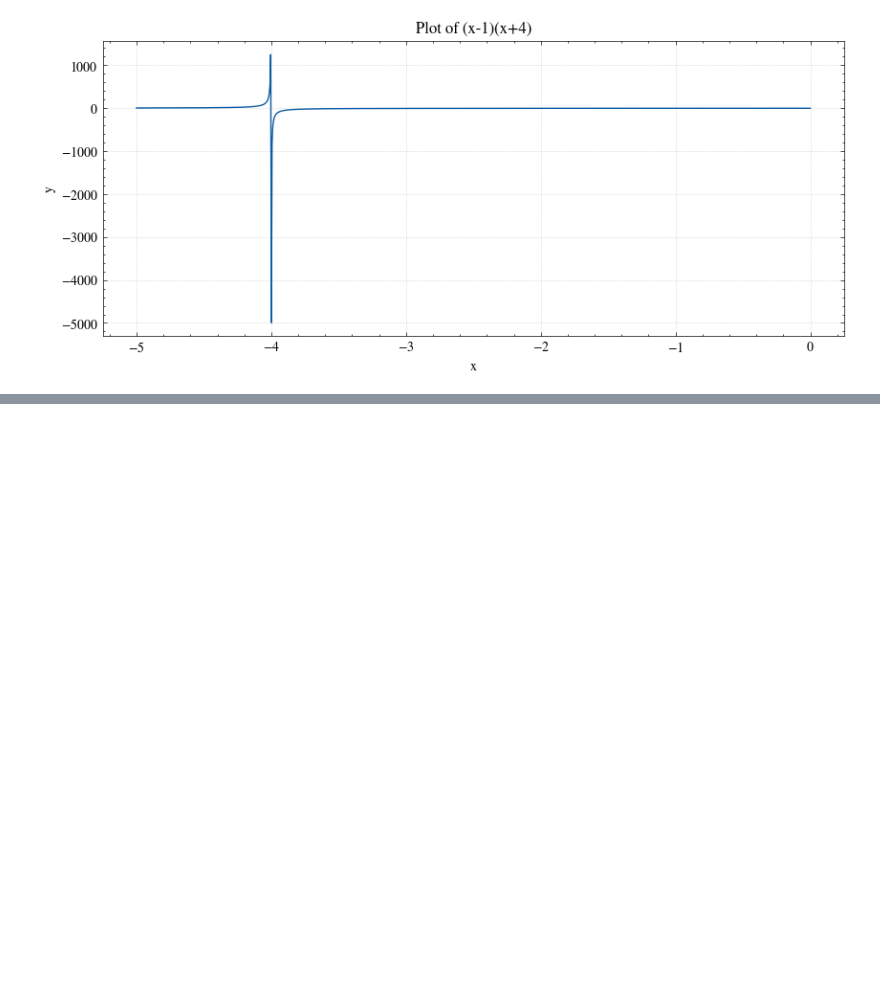
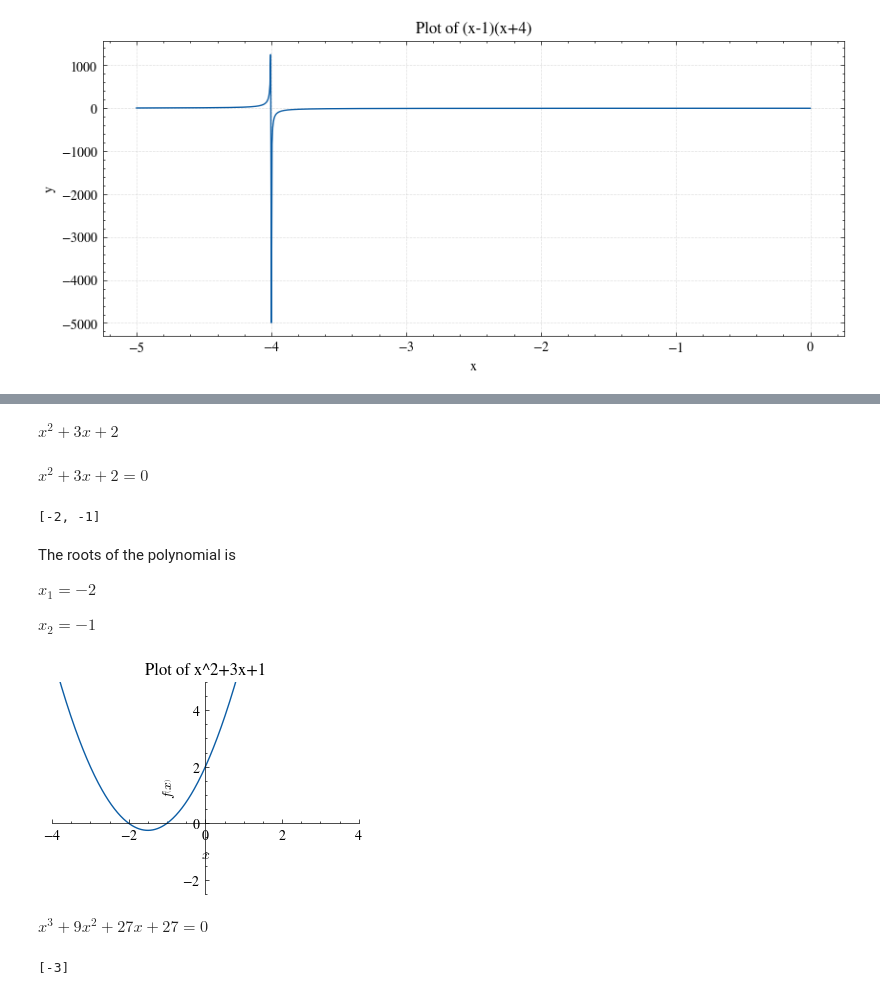
Before and after one commit to ODARI-CHARLES1/mathCompendium, a Jupyter notebook: Alegbra/Elementary_alegbra/ElementaryFunctions.ipynb, the cells around one changed output, grey strips where cells are left out. Drawn from its saved outputs; the diff is of its cells as text; code cells hidden in the pictures; blank space fills up the shorter version.

```diff
--- a/Alegbra/Elementary_alegbra/ElementaryFunctions.ipynb
+++ b/Alegbra/Elementary_alegbra/ElementaryFunctions.ipynb
@@ -47,0 +75,38 @@ fig.savefig("plot.png", dpi=100, bbox_inches="tight")
+# %%
+p=sp.Function("P")(x)
+p=x**2+3*x+2
+p
+# %% [output]
+$\displaystyle x^{2} + 3 x + 2$
+# %%
+# Equating x to 0 and obtaining the zeros(roots)
+sp.Eq(P,0)
+# %% [output]
+$\displaystyle x^{2} + 3 x + 2 = 0$
+# %%
+sp.solve(p)
+# %% [output]
+[-2, -1]
+# %% [markdown]
+The roots of the polynomial is
+
+$x_1=-2$
+
+$x_2=-1$
+# %%
+# Plotting the function
+sp.plot(p,title="Plot of x^2+3x+1",xlim=[-4,4],ylim=[-2.5,5])
+plt.show()
+# %% [output]
+[figure, added]
+# %%
+# polynomial of order 3
+p=x**3+9*x**2+27*x+27
+sp.Eq(p,0)
+# %% [output]
+$\displaystyle x^{3} + 9 x^{2} + 27 x + 27 = 0$
+# %%
+# solve to get roots
+sp.solve(p)
+# %% [output]
+[-3]
```
Also changed, not shown: parts of 21 cells of this notebook.
